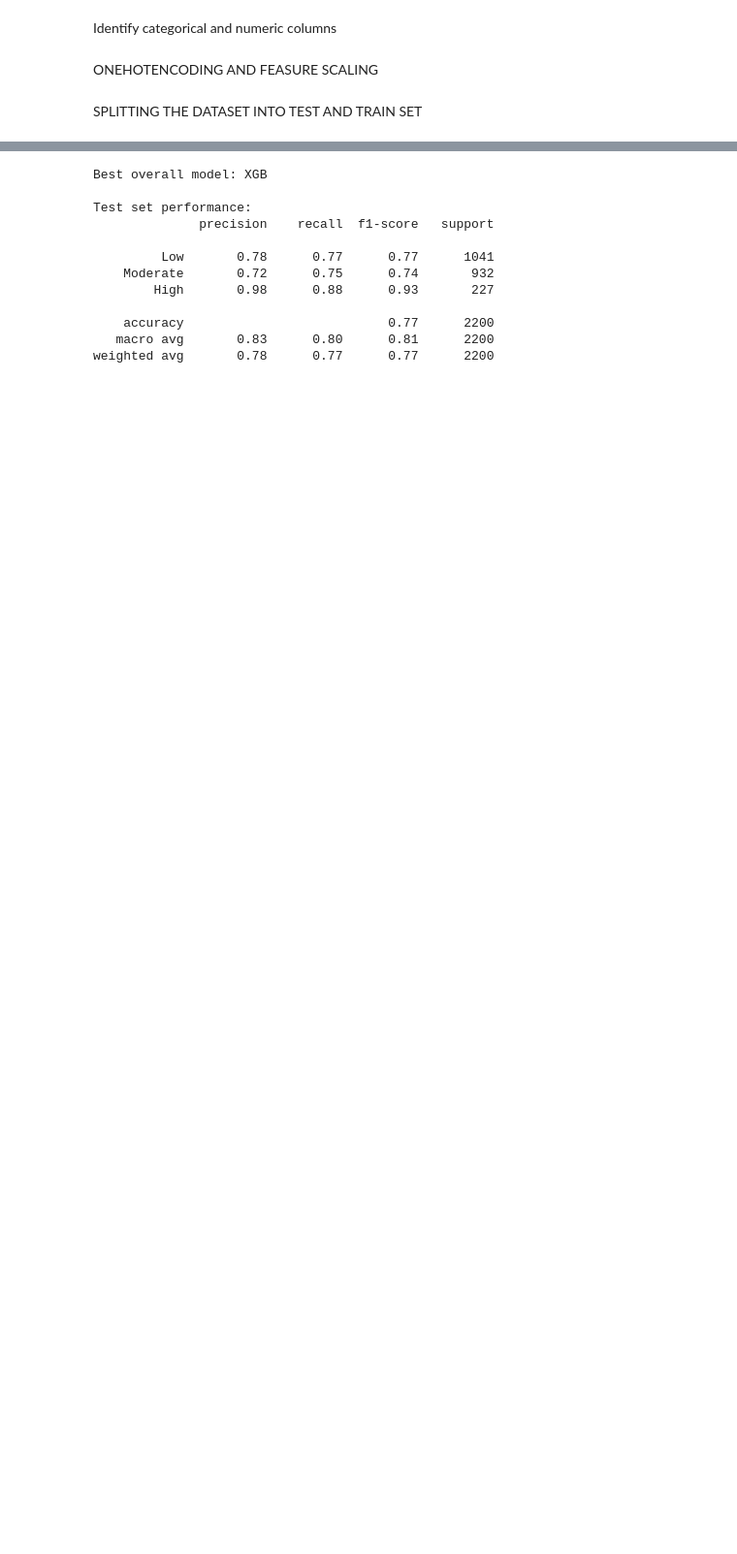
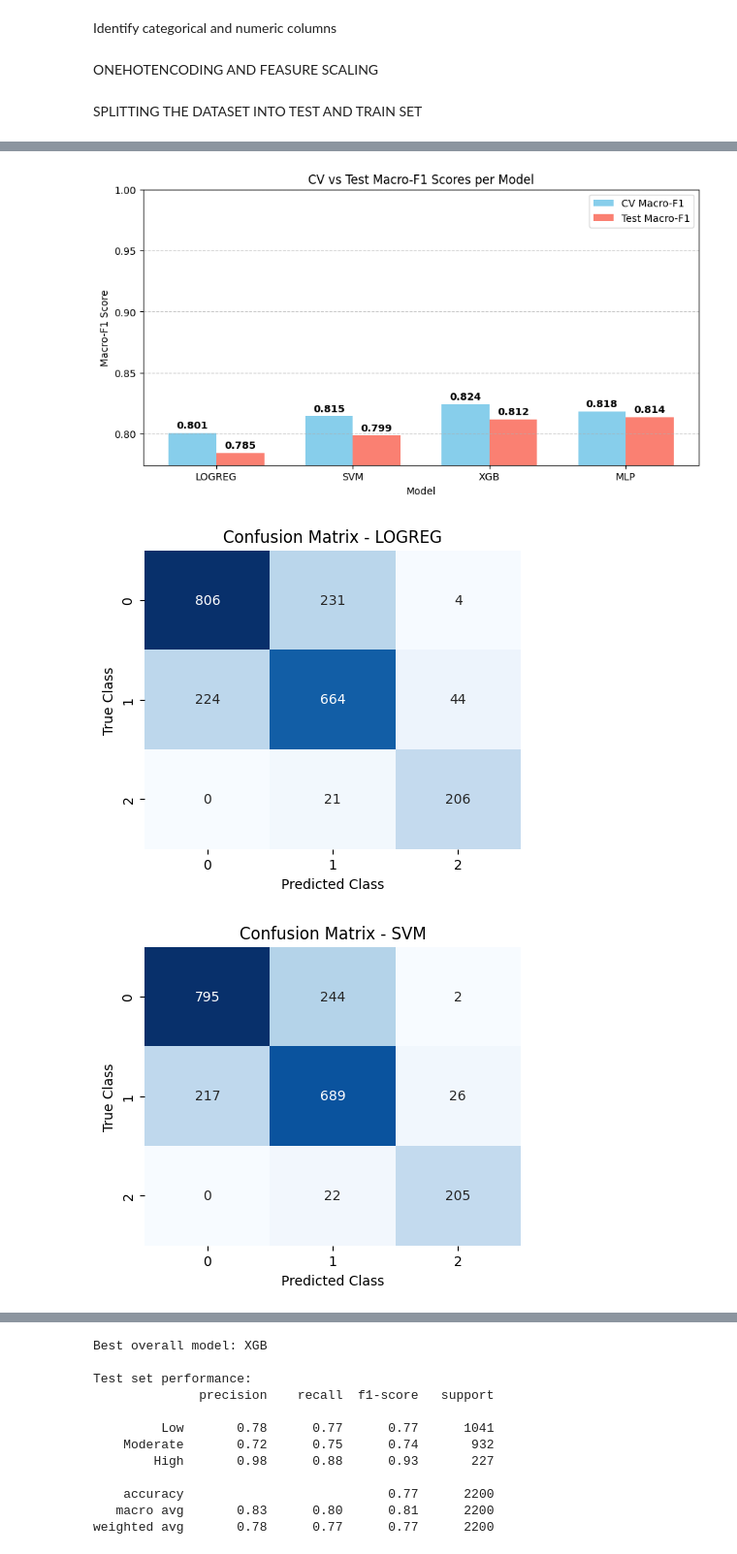
Before and after one commit to GEORGEMUTALE/DECLINE, a Jupyter notebook: model.ipynb, the cells around one changed output, grey strips where cells are left out. Shown at 97% size. Cells and saved outputs as stored; diff of their text form; code cells hidden in the pictures; blank space fills up the shorter version.

Commit message:
complete cross validation and model feature importance extraction

```diff
--- a/model.ipynb
+++ b/model.ipynb
@@ -184,3 +194,8 @@ cv = StratifiedKFold(
     shuffle=True,
     random_state=42
 )
+
+result={}
+cv_macro_f1_scores = []
+test_macro_f1_scores = []
+model_names = []
@@ -227,0 +202,49 @@ Best params: {'model__alpha': 0.001, 'model__hidden_layer_sizes': (50,)}
+# %%
+
+for name, grid in results.items():
+    model_names.append(name.upper())
+    cv_macro_f1_scores.append(grid.best_score_)  # CV F1
+    y_pred = grid.predict(X_test)
+    test_macro_f1_scores.append(f1_score(y_test, y_pred, average='macro'))
+
+# ----------------------------
+# Plot CV vs Test Macro-F1 (reduced height)
+# ----------------------------
+x = range(len(model_names))
+width = 0.35
+
+plt.figure(figsize=(10,5))
+plt.bar([i - width/2 for i in x], cv_macro_f1_scores, width=width, label='CV Macro-F1', color='skyblue')
+plt.bar([i + width/2 for i in x], test_macro_f1_scores, width=width, label='Test Macro-F1', color='salmon')
+
+# Add value labels slightly above the bars
+for i in x:
+    plt.text(i - width/2, cv_macro_f1_scores[i]+0.002, f"{cv_macro_f1_scores[i]:.3f}", ha='center', va='bottom', fontweight='bold')
+    plt.text(i + width/2, test_macro_f1_scores[i]+0.002, f"{test_macro_f1_scores[i]:.3f}", ha='center', va='bottom', fontweight='bold')
+
+plt.xticks(x, model_names)
+plt.ylim(min(min(cv_macro_f1_scores), min(test_macro_f1_scores)) - 0.01, 1)  # reduce bar heights for clarity
+plt.ylabel("Macro-F1 Score")
+plt.xlabel("Model")
+plt.title("CV vs Test Macro-F1 Scores per Model")
+plt.grid(axis='y', linestyle='--', alpha=0.7)
+plt.legend()
+plt.show()
+
+# ----------------------------
+# Plot Confusion Matrices for each model
+# ----------------------------
+for name, grid in results.items():
+    y_pred = grid.predict(X_test)
+    cm = confusion_matrix(y_test, y_pred)
+
+    plt.figure(figsize=(5,4))
+    sns.heatmap(cm, annot=True, fmt='d', cmap='Blues', cbar=False)
+    plt.title(f"Confusion Matrix - {name.upper()}")
+    plt.xlabel("Predicted Class")
+    plt.ylabel("True Class")
+    plt.show()
+# %% [output]
+[figure, added]
+[figure, added]
+[figure, added]
```
Also changed, not shown: parts of 7 cells of this notebook.
